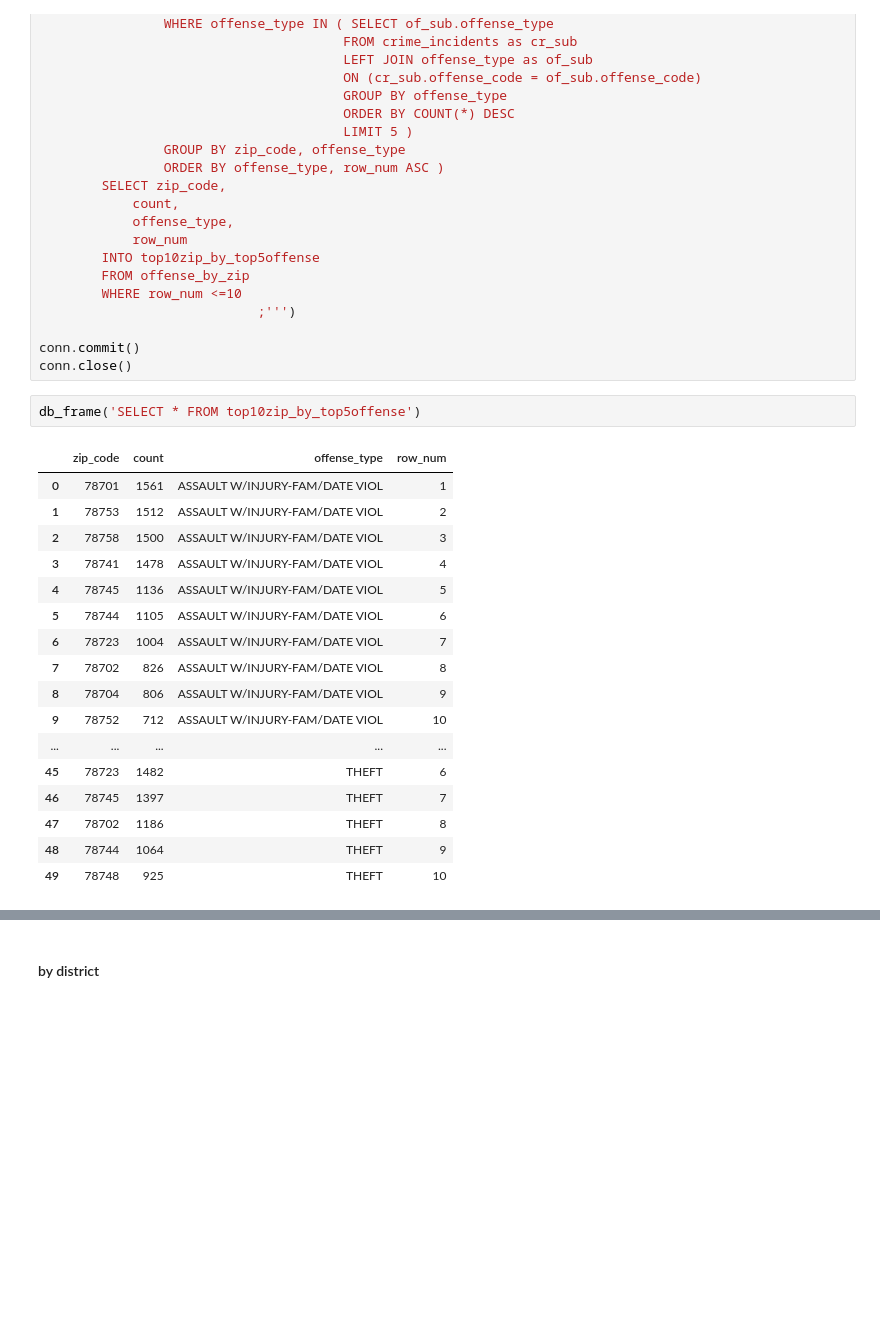
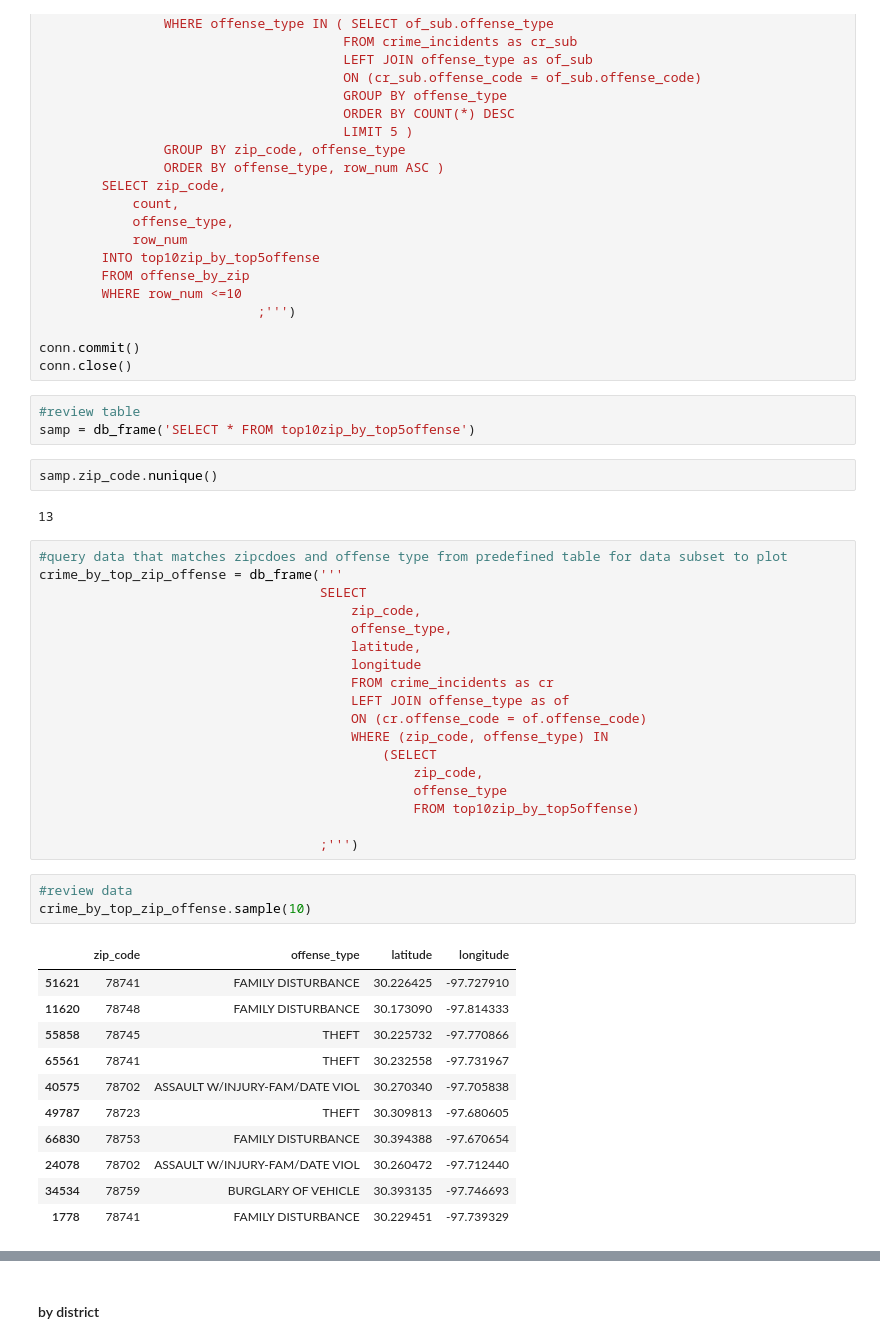
Before and after one commit to DonnieData/austin_crime_EDA, a Jupyter notebook: crime_data_EDA.ipynb, the cells around one changed output, grey strips where cells are left out. Saved outputs shown, nothing was run; the diff lists cells and outputs as text; blank space fills up the shorter version.

Commit message:
adding subset for map plotting

```diff
--- a/crime_data_EDA.ipynb
+++ b/crime_data_EDA.ipynb
@@ -653,22 +653,42 @@ cur.execute('''
 conn.commit()
 conn.close()
 # %%
-db_frame('SELECT * FROM top10zip_by_top5offense')
+#review table
+samp = db_frame('SELECT * FROM top10zip_by_top5offense')
-# %% [output]
-|  | zip_code | count | offense_type | row_num |
-| 0 | 78701 | 1561 | ASSAULT W/INJURY-FAM/DATE VIOL | 1 |
-| 1 | 78753 | 1512 | ASSAULT W/INJURY-FAM/DATE VIOL | 2 |
-| 2 | 78758 | 1500 | ASSAULT W/INJURY-FAM/DATE VIOL | 3 |
-| 3 | 78741 | 1478 | ASSAULT W/INJURY-FAM/DATE VIOL | 4 |
-| 4 | 78745 | 1136 | ASSAULT W/INJURY-FAM/DATE VIOL | 5 |
-| 5 | 78744 | 1105 | ASSAULT W/INJURY-FAM/DATE VIOL | 6 |
-| 6 | 78723 | 1004 | ASSAULT W/INJURY-FAM/DATE VIOL | 7 |
-| 7 | 78702 | 826 | ASSAULT W/INJURY-FAM/DATE VIOL | 8 |
-| 8 | 78704 | 806 | ASSAULT W/INJURY-FAM/DATE VIOL | 9 |
-| 9 | 78752 | 712 | ASSAULT W/INJURY-FAM/DATE VIOL | 10 |
-| ... | ... | ... | ... | ... |
-| 45 | 78723 | 1482 | THEFT | 6 |
-| 46 | 78745 | 1397 | THEFT | 7 |
-| 47 | 78702 | 1186 | THEFT | 8 |
-| 48 | 78744 | 1064 | THEFT | 9 |
-| 49 | 78748 | 925 | THEFT | 10 |
+# %%
+samp.zip_code.nunique()
+# %% [output]
+13
+# %%
+#query data that matches zipcdoes and offense type from predefined table for data subset to plot
+crime_by_top_zip_offense = db_frame('''
+                                    SELECT
+                                        zip_code,
+                                        offense_type,
+                                        latitude,
+                                        longitude
+                                        FROM crime_incidents as cr
+                                        LEFT JOIN offense_type as of
+                                        ON (cr.offense_code = of.offense_code)
+                                        WHERE (zip_code, offense_type) IN
+                                            (SELECT
+                                                zip_code,
+                                                offense_type
+                                                FROM top10zip_by_top5offense)
+
+                                    ;''')
+# %%
+#review data
+crime_by_top_zip_offense.sample(10)
+# %% [output]
+|  | zip_code | offense_type | latitude | longitude |
+| 51621 | 78741 | FAMILY DISTURBANCE | 30.226425 | -97.727910 |
+| 11620 | 78748 | FAMILY DISTURBANCE | 30.173090 | -97.814333 |
+| 55858 | 78745 | THEFT | 30.225732 | -97.770866 |
+| 65561 | 78741 | THEFT | 30.232558 | -97.731967 |
+| 40575 | 78702 | ASSAULT W/INJURY-FAM/DATE VIOL | 30.270340 | -97.705838 |
+| 49787 | 78723 | THEFT | 30.309813 | -97.680605 |
+| 66830 | 78753 | FAMILY DISTURBANCE | 30.394388 | -97.670654 |
+| 24078 | 78702 | ASSAULT W/INJURY-FAM/DATE VIOL | 30.260472 | -97.712440 |
+| 34534 | 78759 | BURGLARY OF VEHICLE | 30.393135 | -97.746693 |
+| 1778 | 78741 | FAMILY DISTURBANCE | 30.229451 | -97.739329 |
```
Also changed, not shown: parts of 1 cell of this notebook, 1 other file.
